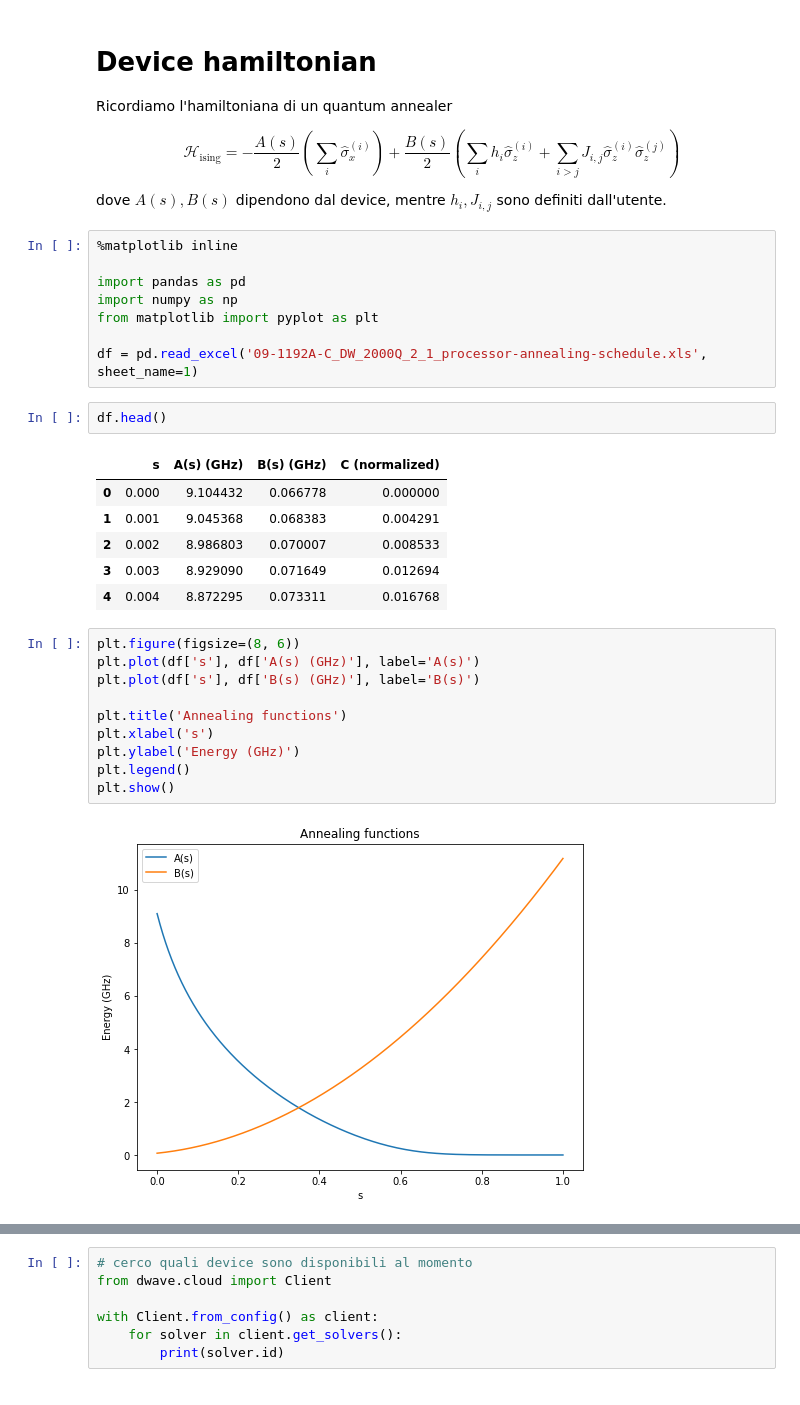
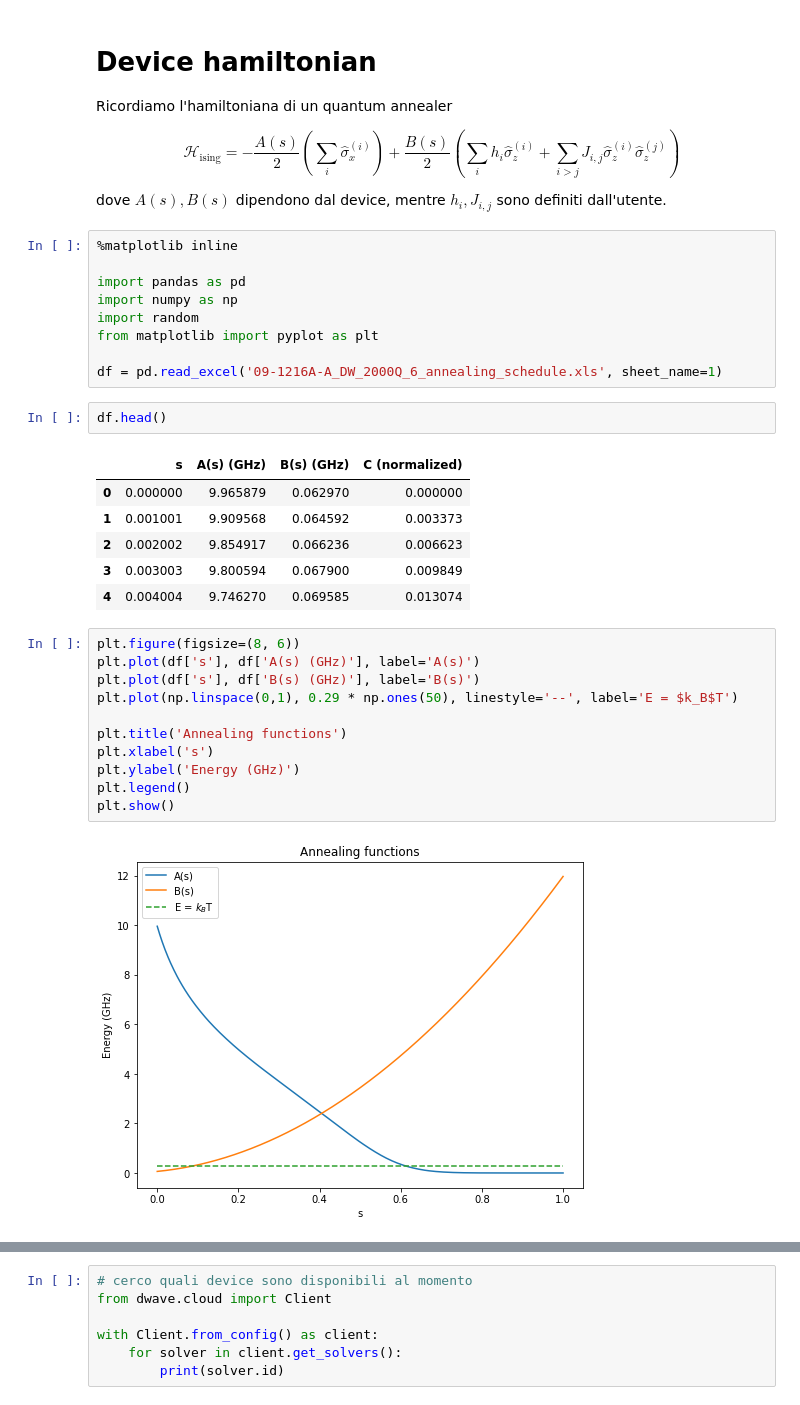
Before and after one commit to federicovisintini/Dwave2000q, a Jupyter notebook: 0_single_qubit_temperature.ipynb, the cells around one changed output, grey strips where cells are left out. Drawn from its saved outputs; the diff is of its cells as text.

```diff
--- a/0_single_qubit_temperature.ipynb
+++ b/0_single_qubit_temperature.ipynb
@@ -10,29 +10,31 @@ dove $A(s), B(s)$ dipendono dal device, mentre $h_i, J_{i,j}$ sono definiti dall
 
 import pandas as pd
 import numpy as np
+import random
 from matplotlib import pyplot as plt
 
-df = pd.read_excel('09-1192A-C_DW_2000Q_2_1_processor-annealing-schedule.xls', sheet_name=1)
+df = pd.read_excel('09-1216A-A_DW_2000Q_6_annealing_schedule.xls', sheet_name=1)
 # %%
 df.head()
 # %% [output]
 |  | s | A(s) (GHz) | B(s) (GHz) | C (normalized) |
-| 0 | 0.000 | 9.104432 | 0.066778 | 0.000000 |
-| 1 | 0.001 | 9.045368 | 0.068383 | 0.004291 |
-| 2 | 0.002 | 8.986803 | 0.070007 | 0.008533 |
-| 3 | 0.003 | 8.929090 | 0.071649 | 0.012694 |
-| 4 | 0.004 | 8.872295 | 0.073311 | 0.016768 |
+| 0 | 0.000000 | 9.965879 | 0.062970 | 0.000000 |
+| 1 | 0.001001 | 9.909568 | 0.064592 | 0.003373 |
+| 2 | 0.002002 | 9.854917 | 0.066236 | 0.006623 |
+| 3 | 0.003003 | 9.800594 | 0.067900 | 0.009849 |
+| 4 | 0.004004 | 9.746270 | 0.069585 | 0.013074 |
 # %%
 plt.figure(figsize=(8, 6))
 plt.plot(df['s'], df['A(s) (GHz)'], label='A(s)')
 plt.plot(df['s'], df['B(s) (GHz)'], label='B(s)')
+plt.plot(np.linspace(0,1), 0.29 * np.ones(50), linestyle='--', label='E = $k_B$T')
 
 plt.title('Annealing functions')
 plt.xlabel('s')
 plt.ylabel('Energy (GHz)')
 plt.legend()
 plt.show()
 # %% [output]
-[figure, old version]
+[figure, new version]
 # %% [markdown]
 # Single qubit temperature measurements
```
Also changed, not shown: parts of 29 cells of this notebook.
